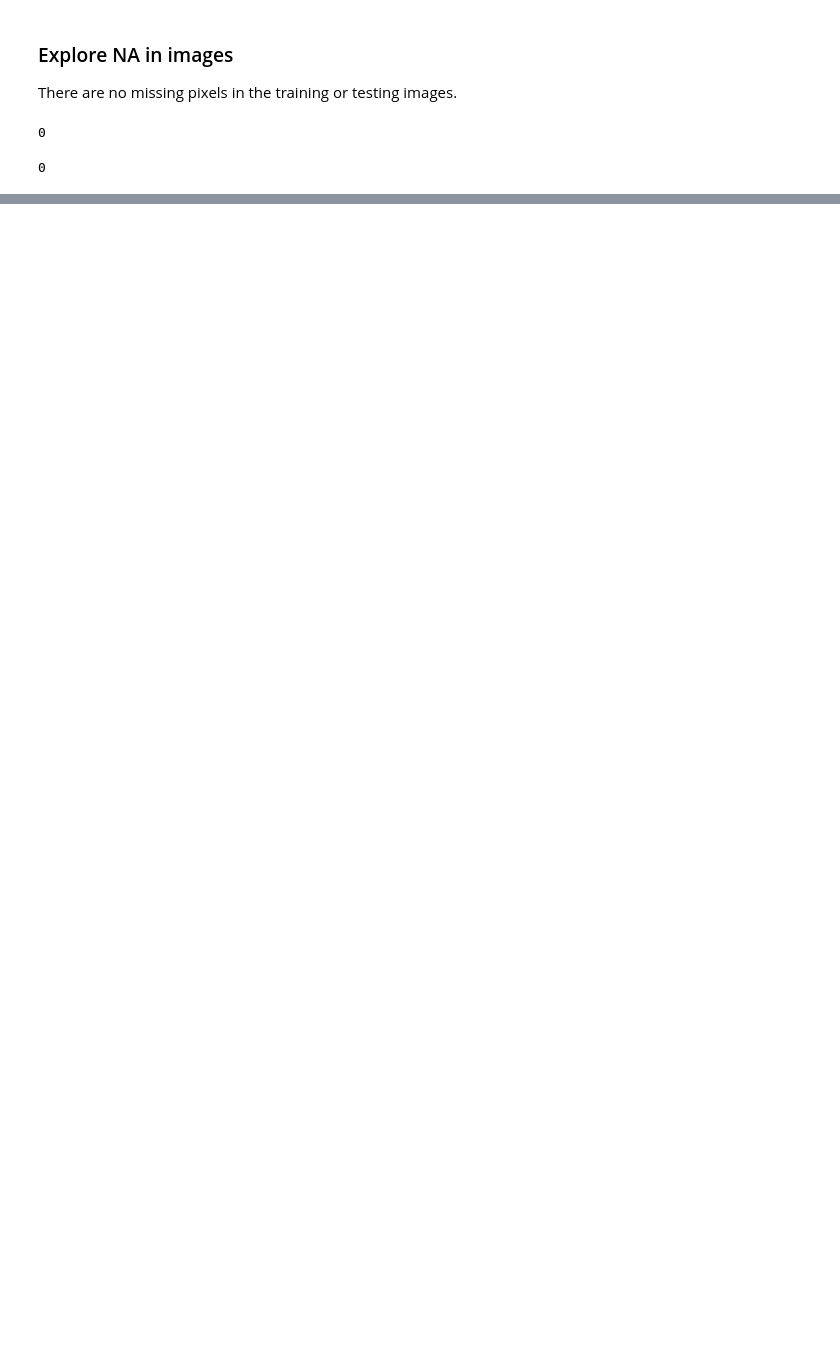
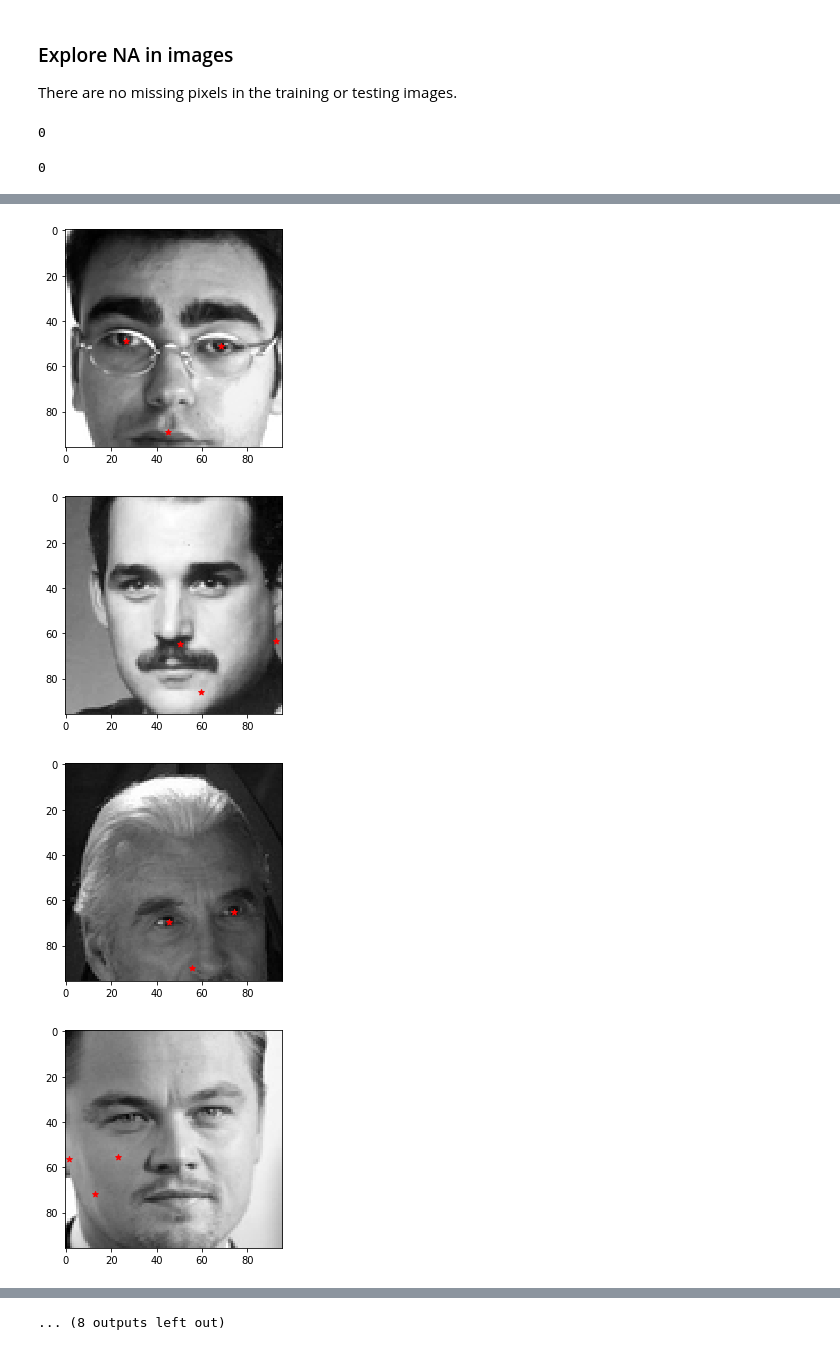
Before and after one commit to MadhuAtBerkeley/w207_Project, a Jupyter notebook: source/w207_eda.ipynb, the cells around one changed output, grey strips where cells are left out. Saved outputs shown, nothing was run; the diff lists cells and outputs as text; code cells hidden in the pictures; blank space fills up the shorter version.

```diff
--- a/source/w207_eda.ipynb
+++ b/source/w207_eda.ipynb
@@ -177,0 +261,19 @@ img = [set(row.split(' ')) for row in test_data['Image']]
+# %%
+# find eyes that are situated lower than average
+left_eye_upper_bound  = train_data['left_eye_center_y'].mean()  + 3 * train_data['left_eye_center_y'].std()
+right_eye_upper_bound = train_data['right_eye_center_y'].mean() + 3 * train_data['right_eye_center_y'].std()
+
+cutoff_faces = train_data[(train_data['left_eye_center_y'] >= left_eye_upper_bound) & (train_data['right_eye_center_y'] >= right_eye_upper_bound)]
+
+for ind in cutoff_faces.index:
+    view_img(x_train[ind],np.array([(y_train[ind][[26,27]]),(y_train[ind][[0,1]]),(y_train[ind][[2,3]])]).T)
+
+
+[el[0] for el in ([(y_train[ind][[26,27]]),(y_train[ind][[0,1]])])]
+np.array([list(y_train[ind][[26,27]]),list(y_train[ind][[0,1]])])
+np.array([list(y_train[ind][[26,27]]),list(y_train[ind][[0,1]])])
+# %% [output]
+[figure, added]
+[figure, added]
+[figure, added]
+[figure, added]
@@ -177,0 +288 @@ img = [set(row.split(' ')) for row in test_data['Image']]
+... (8 outputs left out)
```
Also changed, not shown: parts of 12 cells of this notebook.
